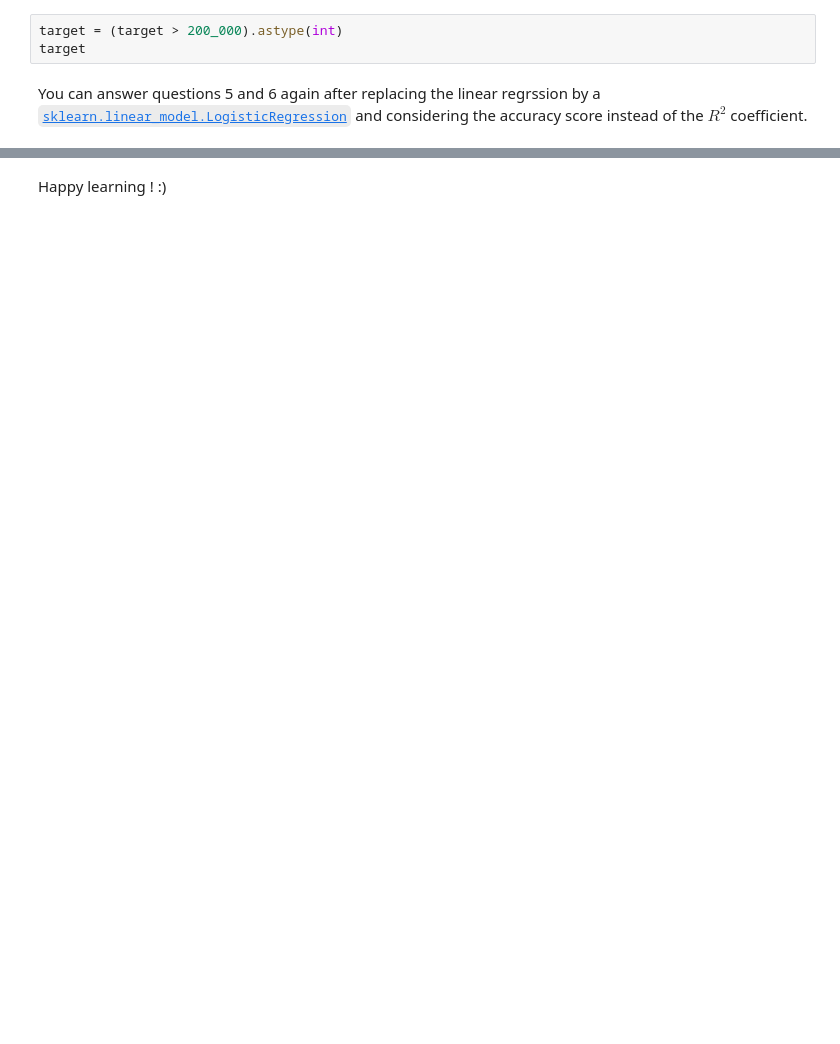
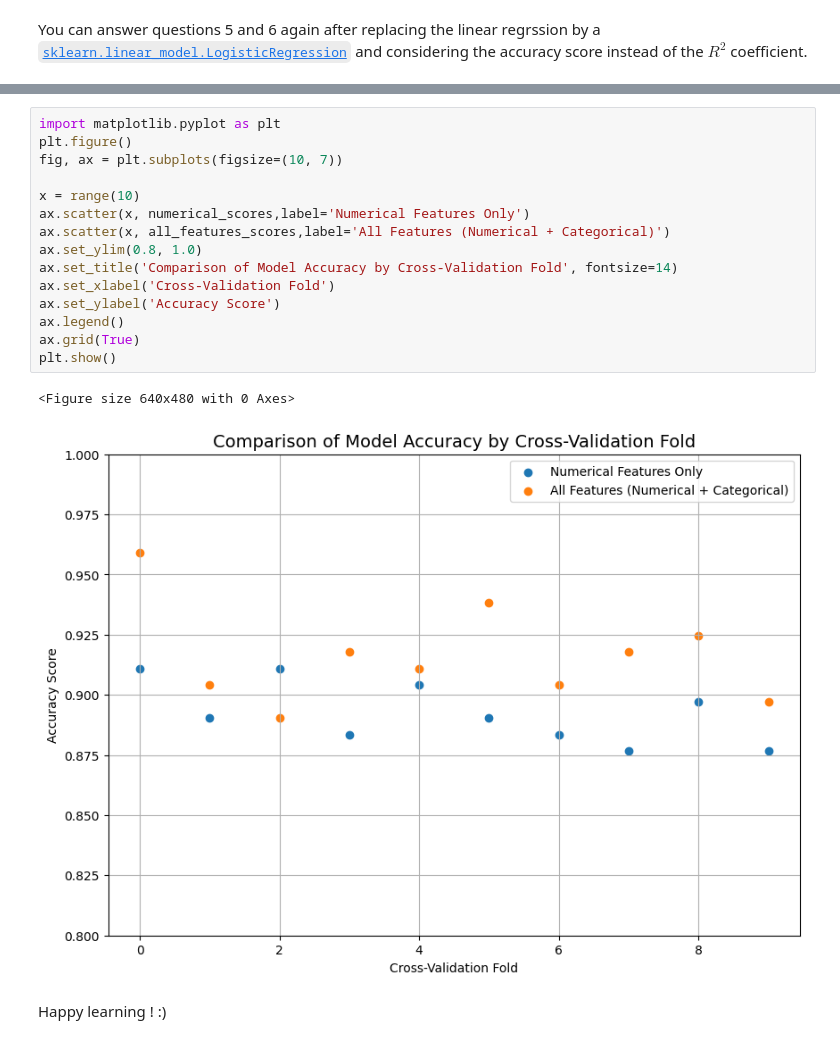
Before and after one commit to ithabi/AAA, a Jupyter notebook: quizzes/Wrap_up_Quiz_1_Students_V2.ipynb, the cells around one changed output, grey strips where cells are left out. Saved outputs shown, nothing was run; the diff lists cells and outputs as text; blank space fills up the shorter version.

```diff
--- a/quizzes/Wrap_up_Quiz_1_Students_V2.ipynb
+++ b/quizzes/Wrap_up_Quiz_1_Students_V2.ipynb
@@ -226,8 +232,5 @@ Select a single answer
 #Optional [after we complete the next chapter 3]
 # %% [markdown]
 You may use this same dataset to tackle a classification problem to predict whether or not an house is expensive, e.g., “Expensive” being defined as a sale price greater than $200,000.
-# %%
-target = (target > 200_000).astype(int)
-target
 # %% [markdown]
 You can answer questions 5 and 6 again after replacing the linear regrssion by a [`sklearn.linear_model.LogisticRegression`](https://scikit-learn.org/stable/modules/generated/sklearn.linear_model.LogisticRegression.html) and considering the accuracy score instead of the $R^2$ coefficient.
@@ -234,2 +282,20 @@ You can answer questions 5 and 6 again after replacing the linear regrssion by a
+# %%
+import matplotlib.pyplot as plt
+plt.figure()
+fig, ax = plt.subplots(figsize=(10, 7))
+
+x = range(10)
+ax.scatter(x, numerical_scores,label='Numerical Features Only')
+ax.scatter(x, all_features_scores,label='All Features (Numerical + Categorical)')
+ax.set_ylim(0.8, 1.0)
+ax.set_title('Comparison of Model Accuracy by Cross-Validation Fold', fontsize=14)
+ax.set_xlabel('Cross-Validation Fold')
+ax.set_ylabel('Accuracy Score')
+ax.legend()
+ax.grid(True)
+plt.show()
+# %% [output]
+<Figure size 640x480 with 0 Axes>
+[figure, added]
 # %% [markdown]
 Happy learning ! :)
```
Also changed, not shown: parts of 2 cells of this notebook.
